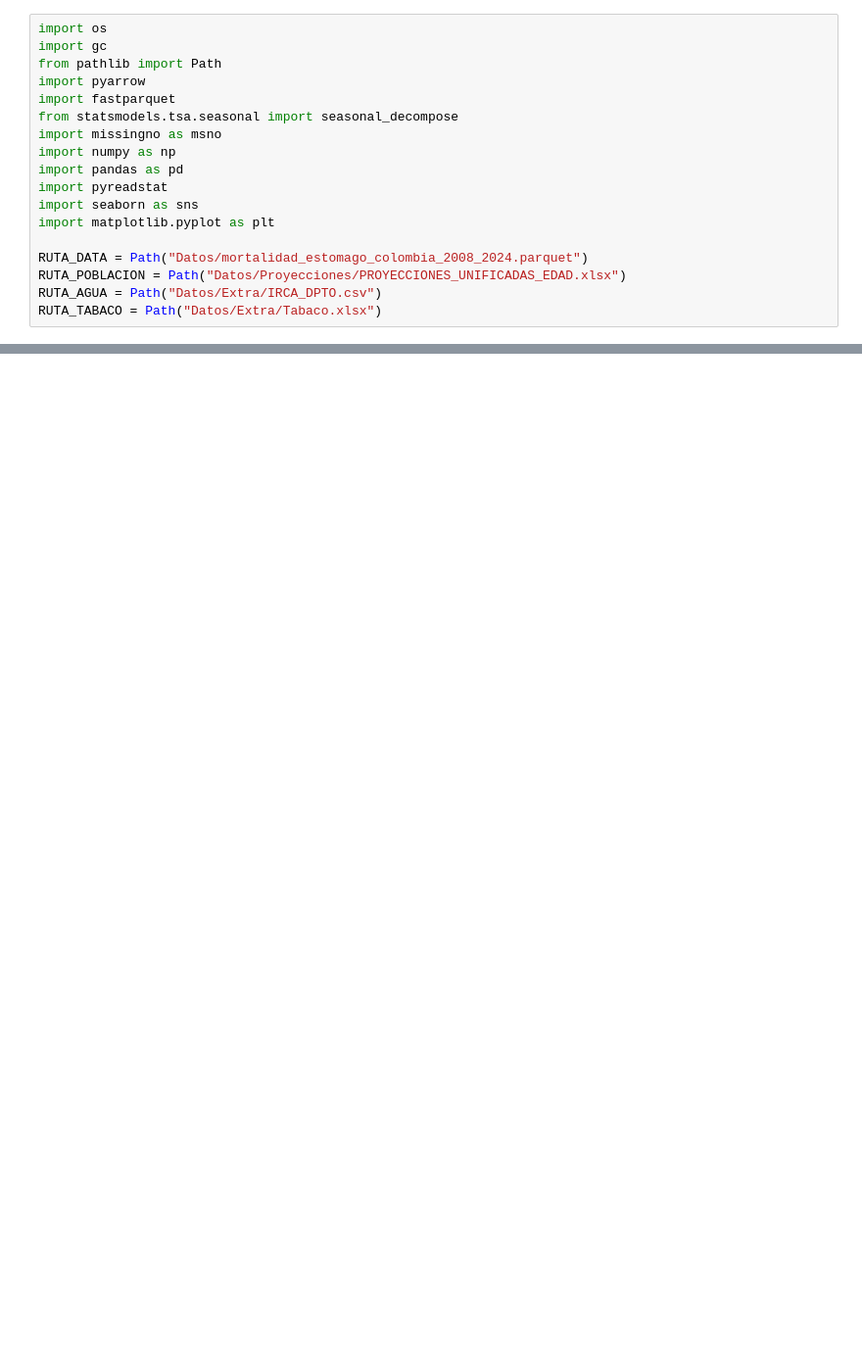
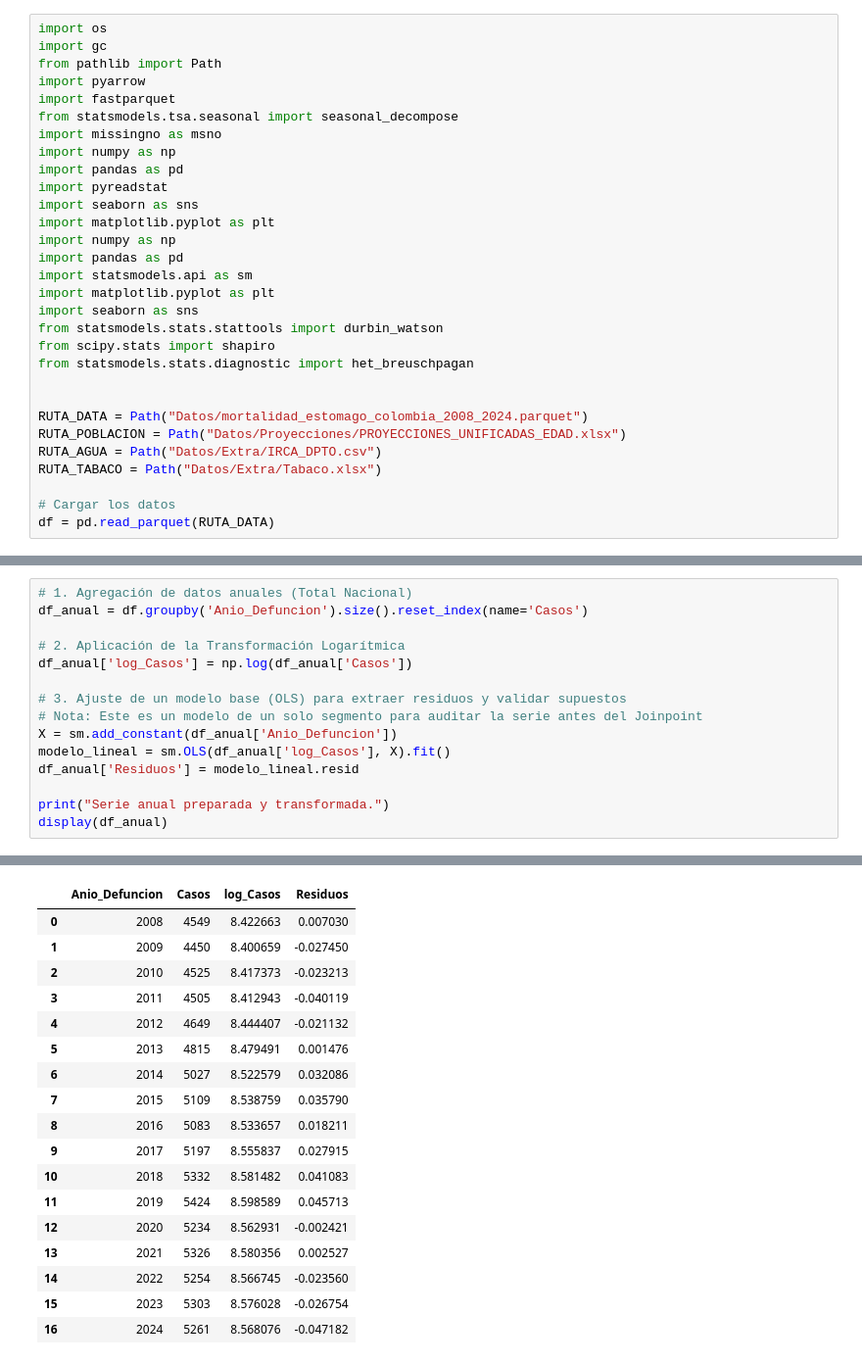
Before and after one commit to LasciaStare/Seminario, a Jupyter notebook: 3_datos.ipynb, the cells around one changed output, grey strips where cells are left out. Shown at 98% size. Drawn from its saved outputs; the diff is of its cells as text; blank space fills up the shorter version.

```diff
--- a/3_datos.ipynb
+++ b/3_datos.ipynb
@@ -11,8 +11,20 @@ import pandas as pd
 import pyreadstat
 import seaborn as sns
 import matplotlib.pyplot as plt
+import numpy as np
+import pandas as pd
+import statsmodels.api as sm
+import matplotlib.pyplot as plt
+import seaborn as sns
+from statsmodels.stats.stattools import durbin_watson
+from scipy.stats import shapiro
+from statsmodels.stats.diagnostic import het_breuschpagan
+
 
 RUTA_DATA = Path("Datos/mortalidad_estomago_colombia_2008_2024.parquet")
 RUTA_POBLACION = Path("Datos/Proyecciones/PROYECCIONES_UNIFICADAS_EDAD.xlsx")
 RUTA_AGUA = Path("Datos/Extra/IRCA_DPTO.csv")
 RUTA_TABACO = Path("Datos/Extra/Tabaco.xlsx")
+
+# Cargar los datos
+df = pd.read_parquet(RUTA_DATA)
@@ -18,0 +53,16 @@ RUTA_TABACO = Path("Datos/Extra/Tabaco.xlsx")
+# %%
+# 1. Agregación de datos anuales (Total Nacional)
+df_anual = df.groupby('Anio_Defuncion').size().reset_index(name='Casos')
+
+# 2. Aplicación de la Transformación Logarítmica
+df_anual['log_Casos'] = np.log(df_anual['Casos'])
+
+# 3. Ajuste de un modelo base (OLS) para extraer residuos y validar supuestos
+# Nota: Este es un modelo de un solo segmento para auditar la serie antes del Joinpoint
+X = sm.add_constant(df_anual['Anio_Defuncion'])
+modelo_lineal = sm.OLS(df_anual['log_Casos'], X).fit()
+df_anual['Residuos'] = modelo_lineal.resid
+
+print("Serie anual preparada y transformada.")
+display(df_anual)
+# %% [output]
@@ -18,0 +70,18 @@ RUTA_TABACO = Path("Datos/Extra/Tabaco.xlsx")
+|  | Anio_Defuncion | Casos | log_Casos | Residuos |
+| 0 | 2008 | 4549 | 8.422663 | 0.007030 |
+| 1 | 2009 | 4450 | 8.400659 | -0.027450 |
+| 2 | 2010 | 4525 | 8.417373 | -0.023213 |
+| 3 | 2011 | 4505 | 8.412943 | -0.040119 |
+| 4 | 2012 | 4649 | 8.444407 | -0.021132 |
+| 5 | 2013 | 4815 | 8.479491 | 0.001476 |
+| 6 | 2014 | 5027 | 8.522579 | 0.032086 |
+| 7 | 2015 | 5109 | 8.538759 | 0.035790 |
+| 8 | 2016 | 5083 | 8.533657 | 0.018211 |
+| 9 | 2017 | 5197 | 8.555837 | 0.027915 |
+| 10 | 2018 | 5332 | 8.581482 | 0.041083 |
+| 11 | 2019 | 5424 | 8.598589 | 0.045713 |
+| 12 | 2020 | 5234 | 8.562931 | -0.002421 |
+| 13 | 2021 | 5326 | 8.580356 | 0.002527 |
+| 14 | 2022 | 5254 | 8.566745 | -0.023560 |
+| 15 | 2023 | 5303 | 8.576028 | -0.026754 |
+| 16 | 2024 | 5261 | 8.568076 | -0.047182 |
```
Also changed, not shown: parts of 24 cells of this notebook, 1 other file.
